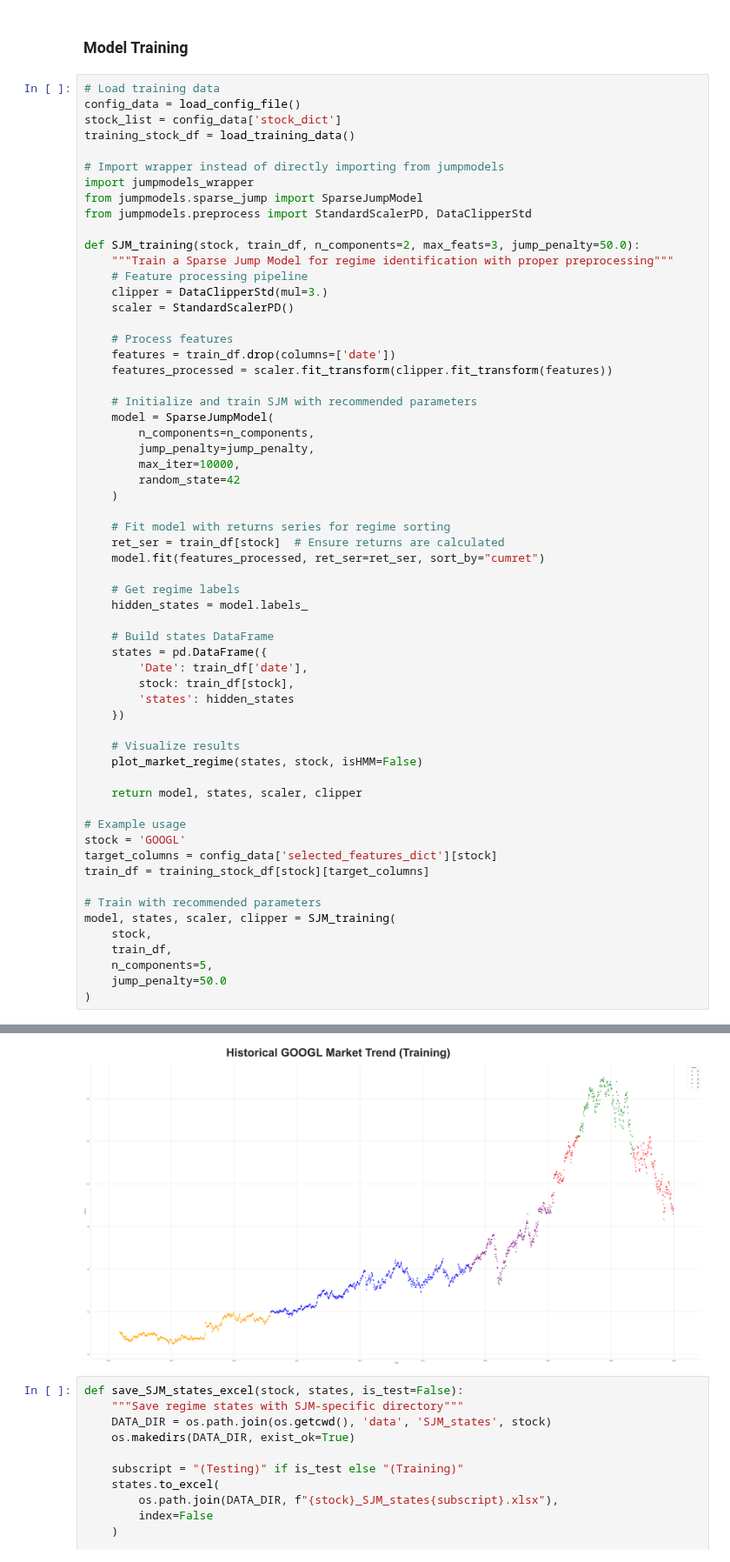
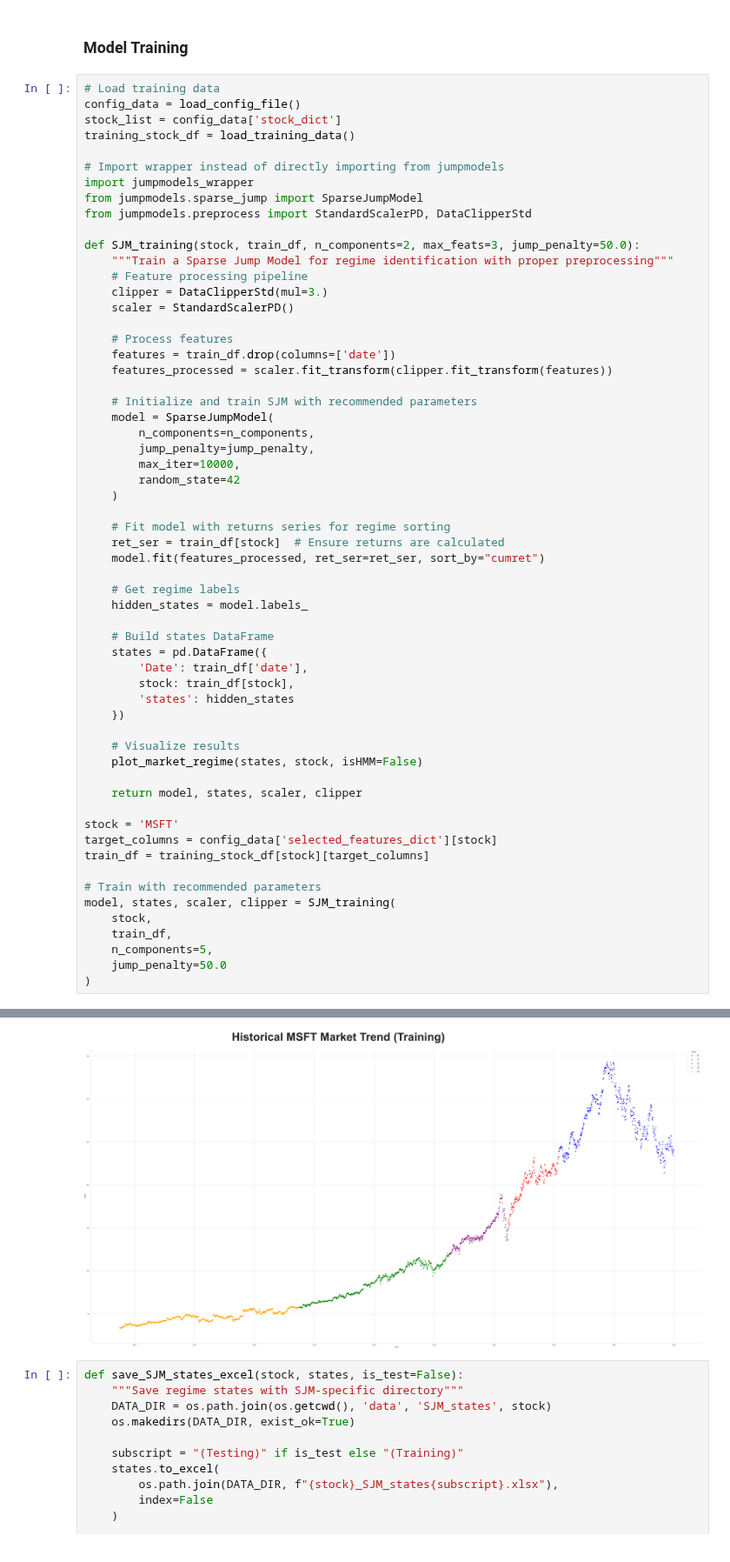
Before and after one commit to RaymondRaman/Stock-Market-Trend-Forecasting-with-Regime-and-Diffusion-Model, a Jupyter notebook: 4b. SJM_training&testing.ipynb, the cells around one changed output, grey strips where cells are left out. Shown at 87% size. Drawn from its saved outputs; the diff is of its cells as text.

```diff
--- a/4b. SJM_training&testing.ipynb
+++ b/4b. SJM_training&testing.ipynb
@@ -36,36 +36,35 @@ def SJM_training(stock, train_df, n_components=2, max_feats=3, jump_penalty=50.0
     ret_ser = train_df[stock]  # Ensure returns are calculated
     model.fit(features_processed, ret_ser=ret_ser, sort_by="cumret")
 
     # Get regime labels
     hidden_states = model.labels_
 
     # Build states DataFrame
     states = pd.DataFrame({
         'Date': train_df['date'],
         stock: train_df[stock],
         'states': hidden_states
     })
 
     # Visualize results
     plot_market_regime(states, stock, isHMM=False)
 
     return model, states, scaler, clipper
 
-# Example usage
-stock = 'GOOGL'
+stock = 'MSFT'
 target_columns = config_data['selected_features_dict'][stock]
 train_df = training_stock_df[stock][target_columns]
 
 # Train with recommended parameters
 model, states, scaler, clipper = SJM_training(
     stock,
     train_df,
     n_components=5,
     jump_penalty=50.0
 )
 # %% [output]
 Successfully patched jumpmodels type checks
-[figure, old version]
+[figure, new version]
 # %%
 def save_SJM_states_excel(stock, states, is_test=False):
     """Save regime states with SJM-specific directory"""
```
Also changed, not shown: parts of 1 cell of this notebook, 6 other files.
